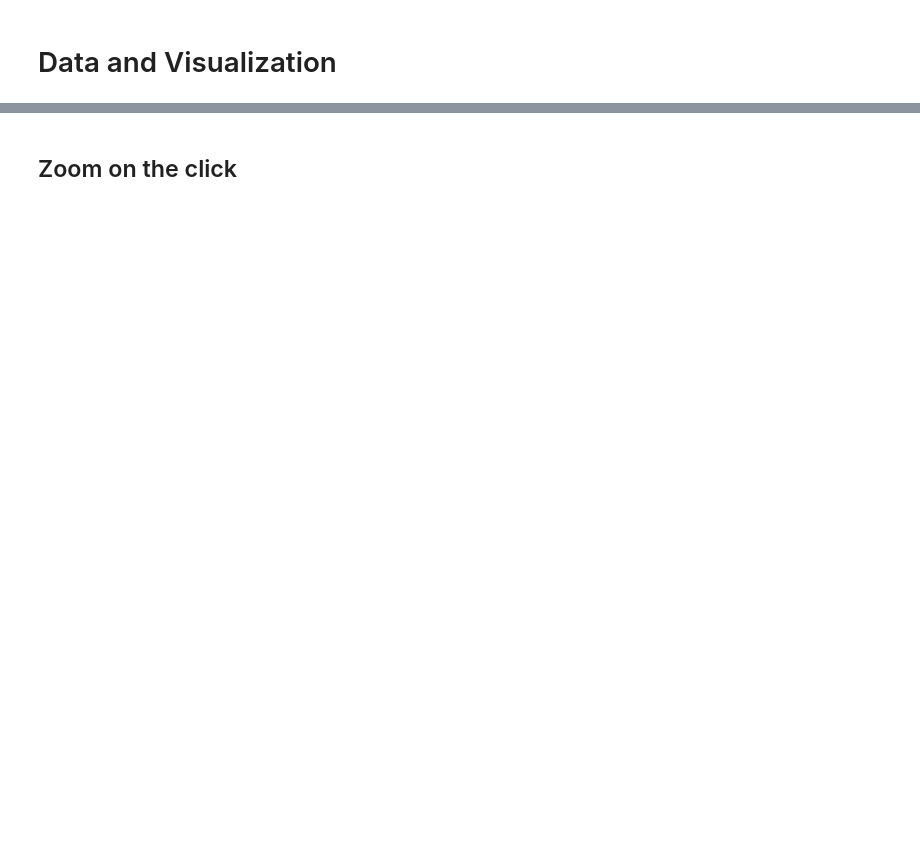
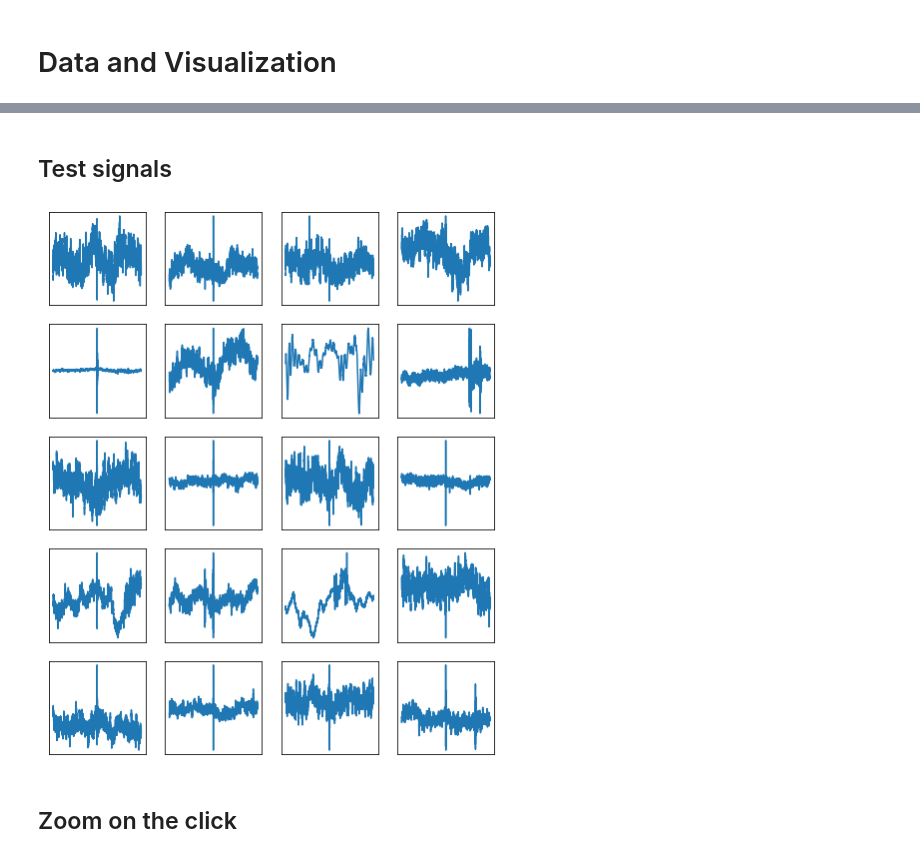
Before and after one commit to bastiendechamps/DOCC10_challenge_MVA, a Jupyter notebook: notebooks/dataviz.ipynb, the cells around one changed output, grey strips where cells are left out. Cells and saved outputs as stored; diff of their text form; code cells hidden in the pictures; blank space fills up the shorter version.

```diff
--- a/notebooks/dataviz.ipynb
+++ b/notebooks/dataviz.ipynb
@@ -72,3 +59,17 @@ show_clicks(5, classes)
+# %% [markdown]
+## Test signals
+# %%
+n, m = 4, 5
+fig, axes = plt.subplots(m, n, figsize=(2 * n, 2 * m))
+for i in range(m):
+    for j in range(n):
+        idx = np.random.randint(len(X_test))
+        axes[i, j].plot(X_test[idx])
+        axes[i, j].get_xaxis().set_visible(False)
+        axes[i, j].get_yaxis().set_visible(False)
+plt.show()
+# %% [output]
+[figure, added]
 # %% [markdown]
 ## Zoom on the click
 # %%
```
Also changed, not shown: parts of 13 cells of this notebook, 4 other files.
